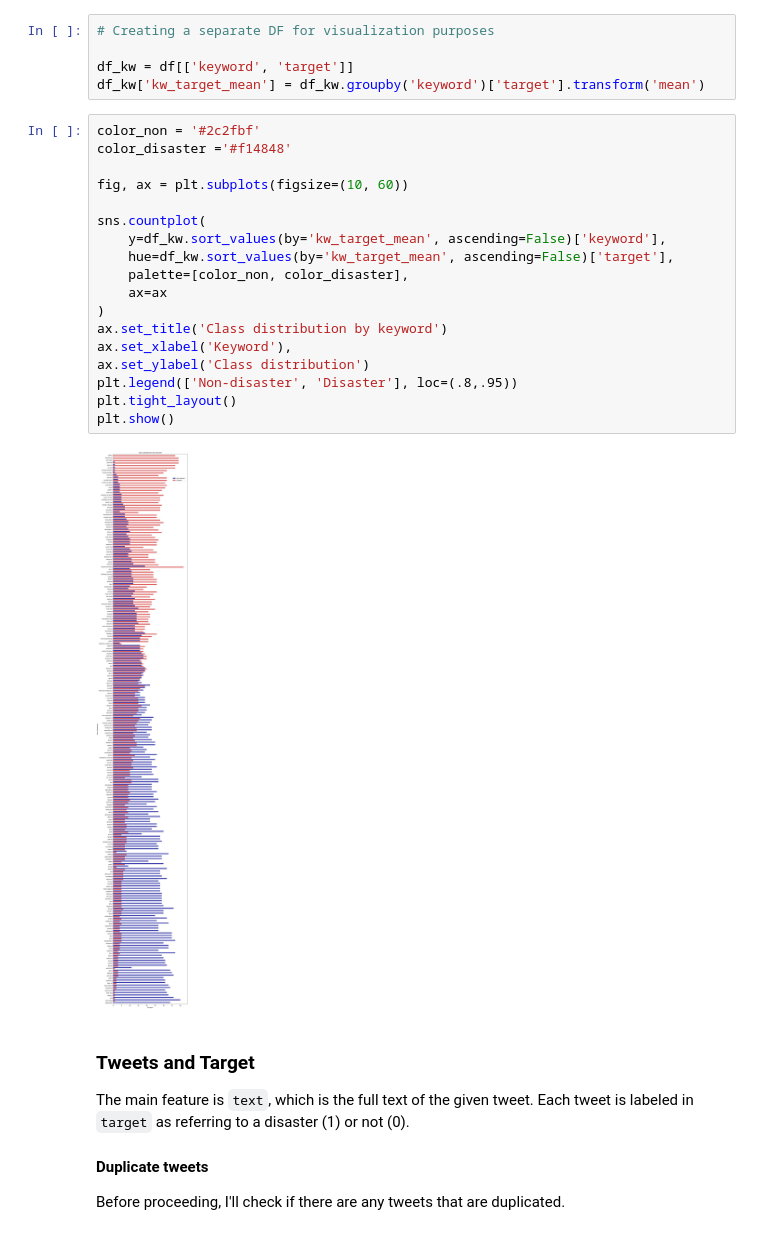
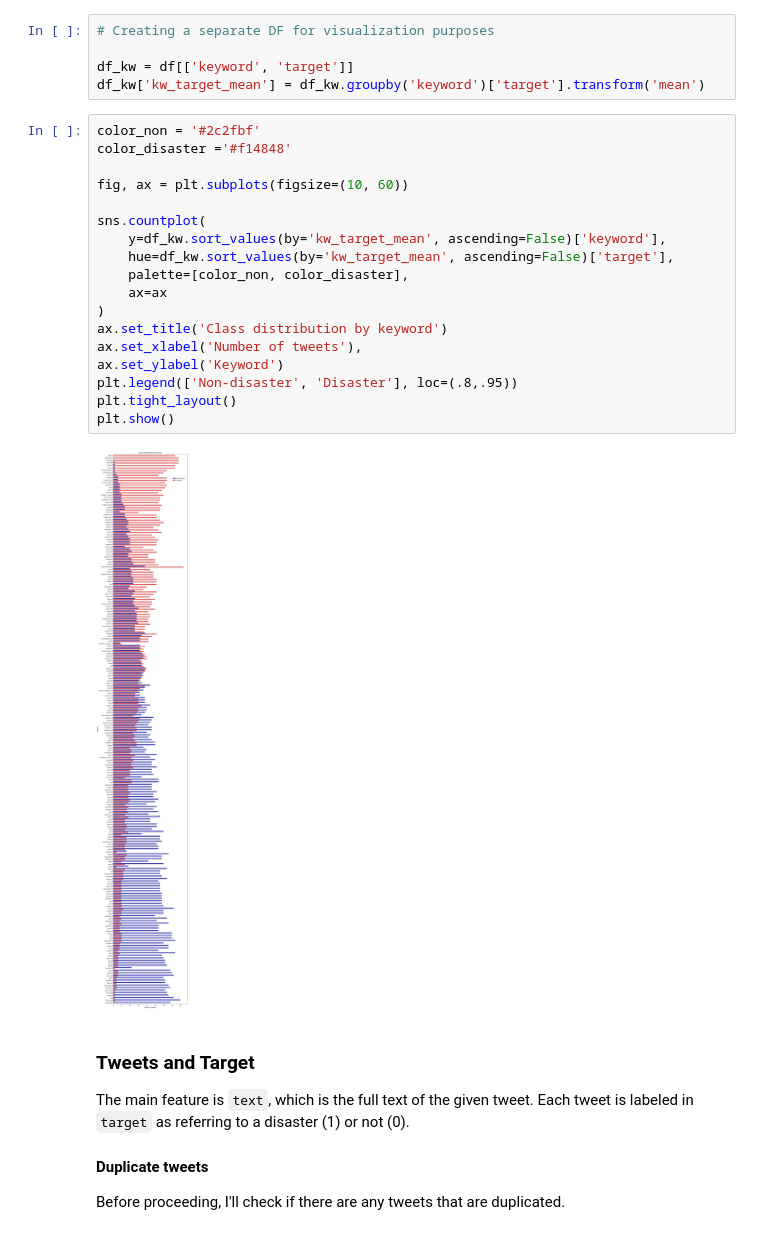
Before and after one commit to zshoorbajee/FlatironProject4, a Jupyter notebook: index.ipynb, the cells around one changed output. Cells and saved outputs as stored; diff of their text form.

Commit message:
add images; lots of writing

```diff
--- a/index.ipynb
+++ b/index.ipynb
@@ -221,23 +225,23 @@ df_kw['kw_target_mean'] = df_kw.groupby('keyword')['target'].transform('mean')
 # %%
 color_non = '#2c2fbf'
 color_disaster ='#f14848'
 
 fig, ax = plt.subplots(figsize=(10, 60))
 
 sns.countplot(
     y=df_kw.sort_values(by='kw_target_mean', ascending=False)['keyword'],
     hue=df_kw.sort_values(by='kw_target_mean', ascending=False)['target'],
     palette=[color_non, color_disaster],
     ax=ax
 )
 ax.set_title('Class distribution by keyword')
-ax.set_xlabel('Keyword'),
-ax.set_ylabel('Class distribution')
+ax.set_xlabel('Number of tweets'),
+ax.set_ylabel('Keyword')
 plt.legend(['Non-disaster', 'Disaster'], loc=(.8,.95))
 plt.tight_layout()
 plt.show()
 # %% [output]
-[figure, old version]
+[figure, new version]
 # %% [markdown]
 ### Tweets and Target
 The main feature is `text`, which is the full text of the given tweet. Each tweet is labeled in `target` as referring to a disaster (1) or not (0).
```
Also changed, not shown: parts of 35 cells of this notebook, 4 other files.
